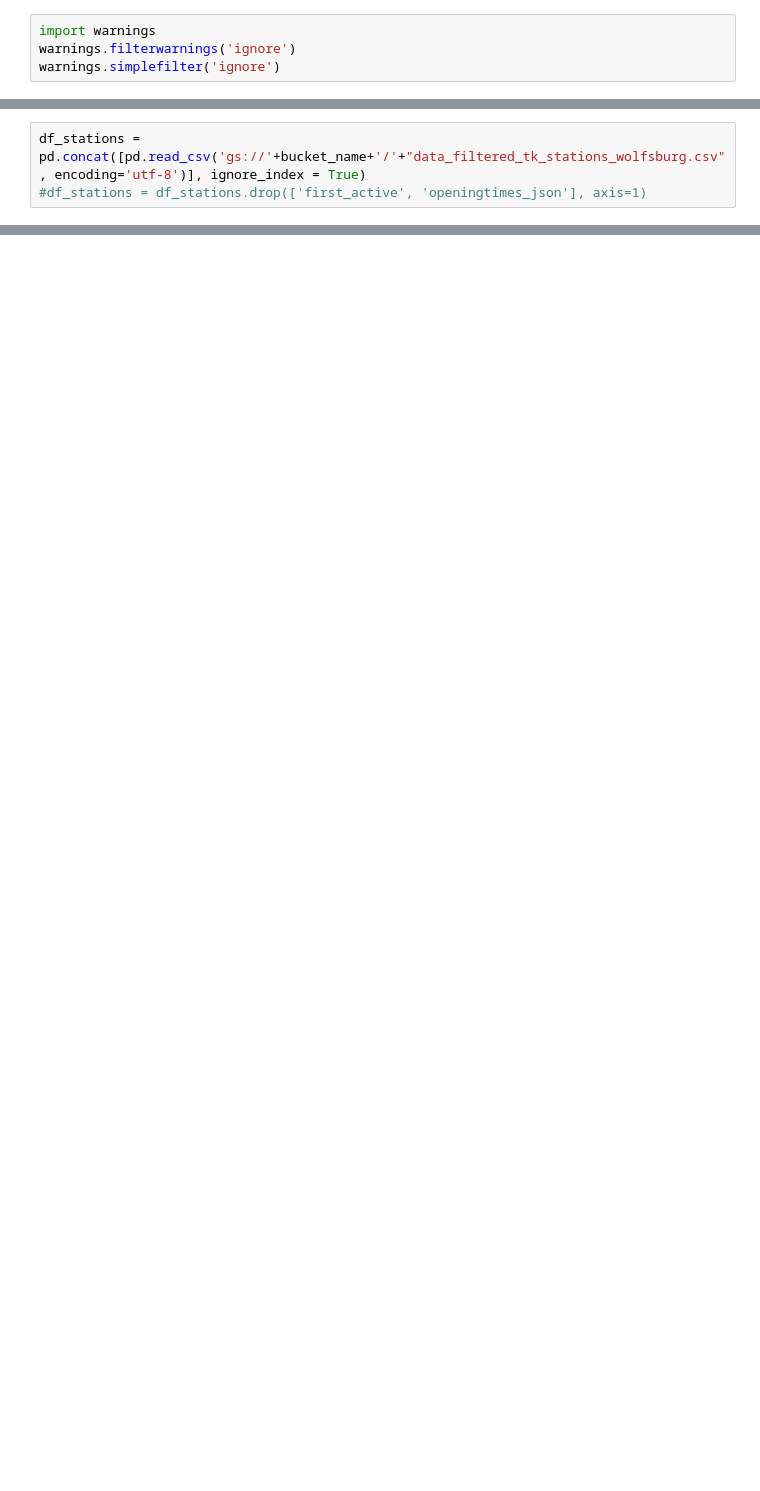
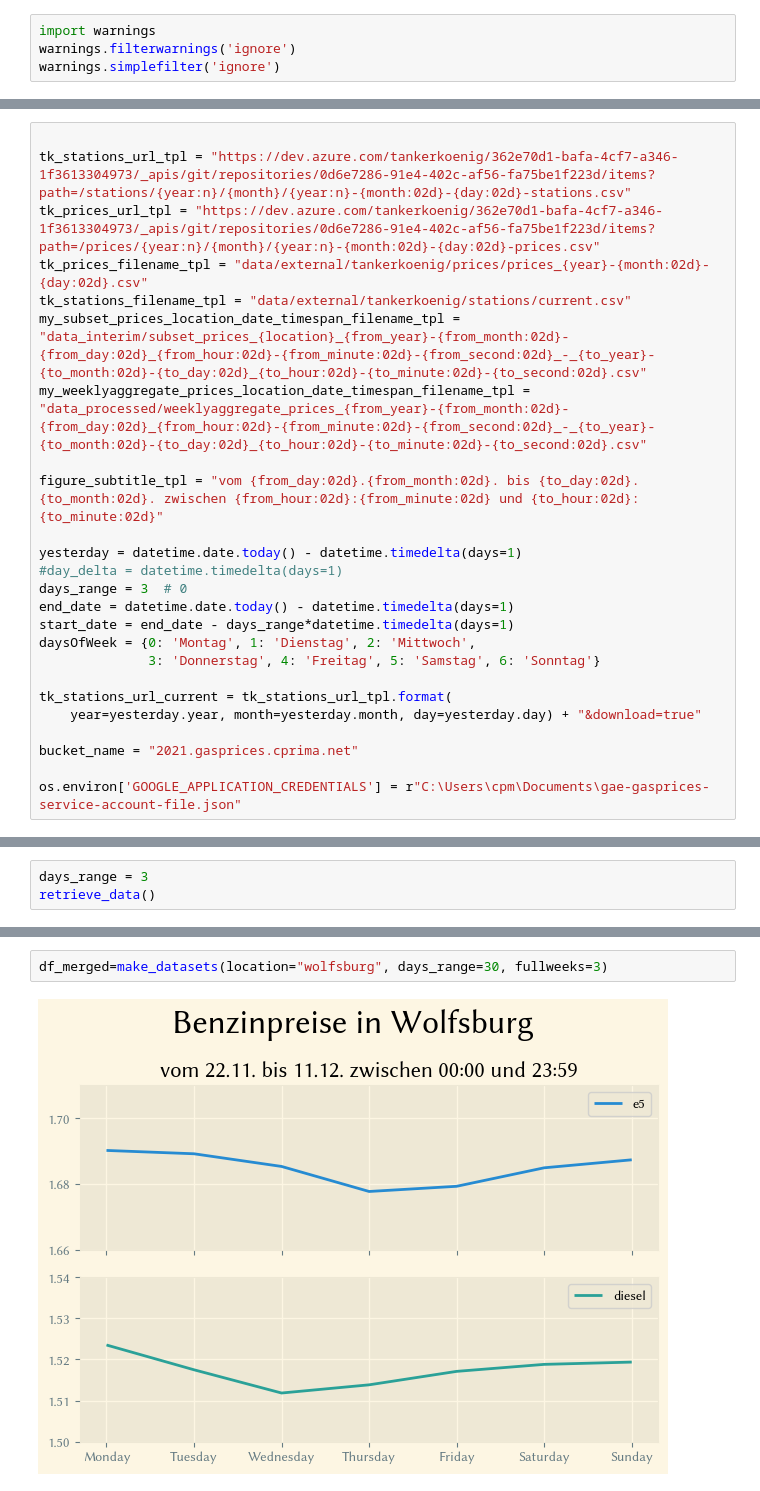
Before and after one commit to cprima/cprimanet, a Jupyter notebook: app/phy/jupyter-notebooks/cpmGasPricesExploratory.ipynb, the cells around one changed output, grey strips where cells are left out. Cells and saved outputs as stored; diff of their text form; blank space fills up the shorter version.

```diff
--- a/app/phy/jupyter-notebooks/cpmGasPricesExploratory.ipynb
+++ b/app/phy/jupyter-notebooks/cpmGasPricesExploratory.ipynb
@@ -210,3 +68,0 @@ df_prices
-# %%
-df_stations = pd.concat([pd.read_csv('gs://'+bucket_name+'/'+"data_filtered_tk_stations_wolfsburg.csv", encoding='utf-8')], ignore_index = True)
-#df_stations = df_stations.drop(['first_active', 'openingtimes_json'], axis=1)
@@ -254,0 +69,25 @@ df = pd.concat(list_temp_raw)
+# %%
+
+tk_stations_url_tpl = "https://dev.azure.com/tankerkoenig/362e70d1-bafa-4cf7-a346-1f3613304973/_apis/git/repositories/0d6e7286-91e4-402c-af56-fa75be1f223d/items?path=/stations/{year:n}/{month}/{year:n}-{month:02d}-{day:02d}-stations.csv"
+tk_prices_url_tpl = "https://dev.azure.com/tankerkoenig/362e70d1-bafa-4cf7-a346-1f3613304973/_apis/git/repositories/0d6e7286-91e4-402c-af56-fa75be1f223d/items?path=/prices/{year:n}/{month}/{year:n}-{month:02d}-{day:02d}-prices.csv"
+tk_prices_filename_tpl = "data/external/tankerkoenig/prices/prices_{year}-{month:02d}-{day:02d}.csv"
+tk_stations_filename_tpl = "data/external/tankerkoenig/stations/current.csv"
+my_subset_prices_location_date_timespan_filename_tpl = "data_interim/subset_prices_{location}_{from_year}-{from_month:02d}-{from_day:02d}_{from_hour:02d}-{from_minute:02d}-{from_second:02d}_-_{to_year}-{to_month:02d}-{to_day:02d}_{to_hour:02d}-{to_minute:02d}-{to_second:02d}.csv"
+my_weeklyaggregate_prices_location_date_timespan_filename_tpl = "data_processed/weeklyaggregate_prices_{from_year}-{from_month:02d}-{from_day:02d}_{from_hour:02d}-{from_minute:02d}-{from_second:02d}_-_{to_year}-{to_month:02d}-{to_day:02d}_{to_hour:02d}-{to_minute:02d}-{to_second:02d}.csv"
+
+figure_subtitle_tpl = "vom {from_day:02d}.{from_month:02d}. bis {to_day:02d}.{to_month:02d}. zwischen {from_hour:02d}:{from_minute:02d} und {to_hour:02d}:{to_minute:02d}"
+
+yesterday = datetime.date.today() - datetime.timedelta(days=1)
+#day_delta = datetime.timedelta(days=1)
+days_range = 3  # 0
+end_date = datetime.date.today() - datetime.timedelta(days=1)
+start_date = end_date - days_range*datetime.timedelta(days=1)
+daysOfWeek = {0: 'Montag', 1: 'Dienstag', 2: 'Mittwoch',
+              3: 'Donnerstag', 4: 'Freitag', 5: 'Samstag', 6: 'Sonntag'}
+
+tk_stations_url_current = tk_stations_url_tpl.format(
+    year=yesterday.year, month=yesterday.month, day=yesterday.day) + "&download=true"
+
+bucket_name = "2021.gasprices.cprima.net"
+
+os.environ['GOOGLE_APPLICATION_CREDENTIALS'] = r"C:\Users\cpm\Documents\gae-gasprices-service-account-file.json"
@@ -254,0 +192,3 @@ df = pd.concat(list_temp_raw)
+# %%
+days_range = 3
+retrieve_data()
@@ -254,0 +352,4 @@ df = pd.concat(list_temp_raw)
+# %%
+df_merged=make_datasets(location="wolfsburg", days_range=30, fullweeks=3)
+# %% [output]
+[figure, added]
```
Also changed, not shown: parts of 39 cells of this notebook, 2 other files.
